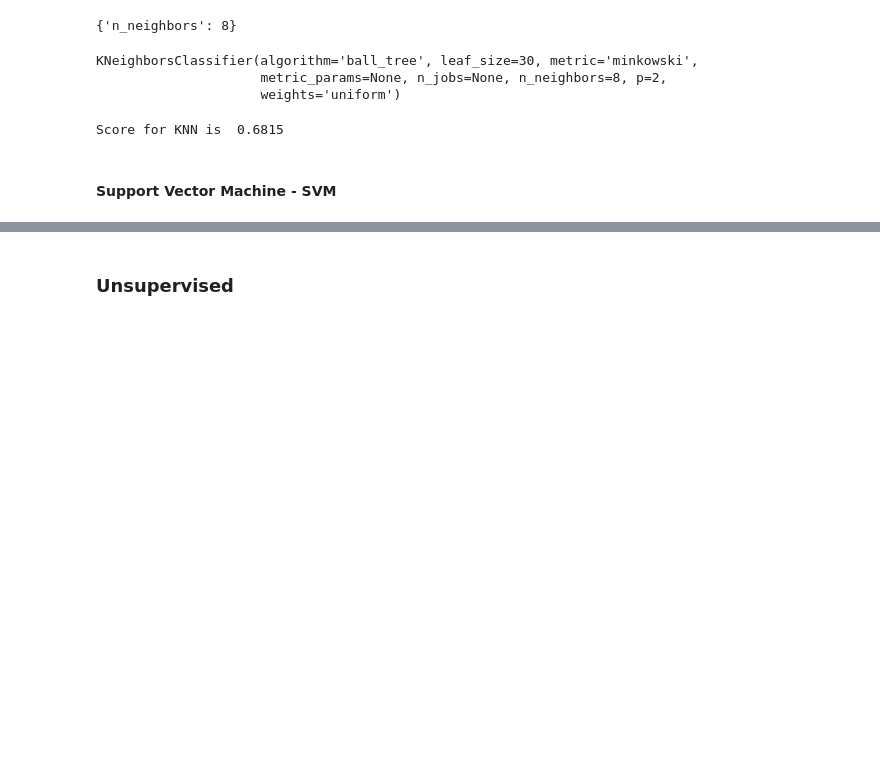
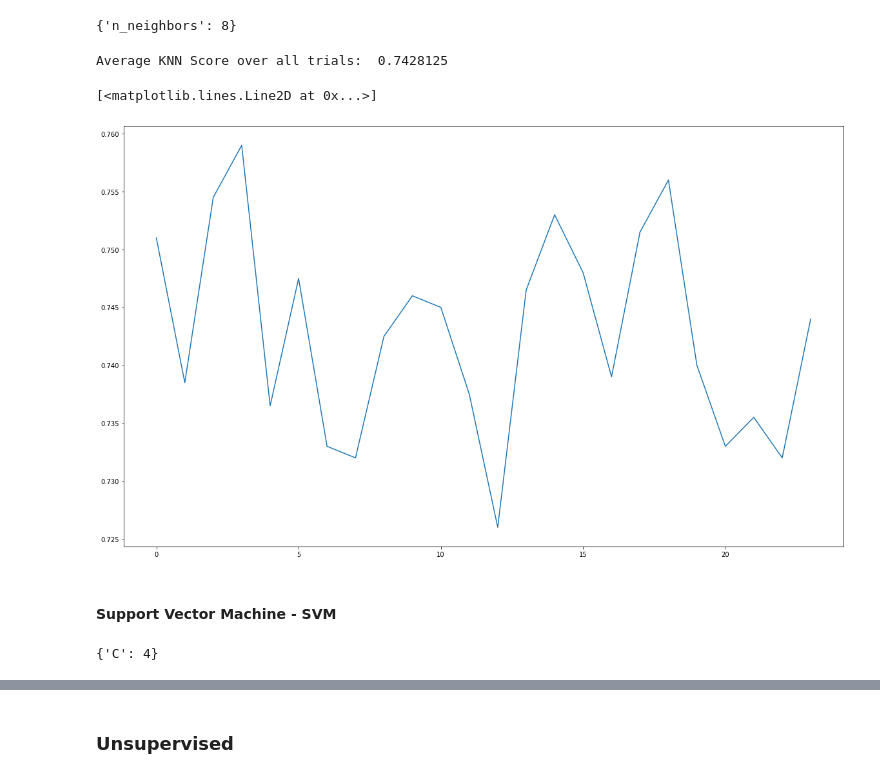
Before and after one commit to Sam-Malpass/Machine-Learning-Comparison, a Jupyter notebook: Machine Learning Report.ipynb, the cells around one changed output, grey strips where cells are left out. Cells and saved outputs as stored; diff of their text form; code cells hidden in the pictures; blank space fills up the shorter version.

```diff
--- a/Machine Learning Report.ipynb
+++ b/Machine Learning Report.ipynb
@@ -314,16 +262,16 @@ search_max_val = 10
 # %%
+# Set the maximum number of neighbours to search across
+search_max_val = 10
+# Disable warnings
 warnings.simplefilter('ignore')
+# Create the KNN model
 knn_model = KNeighborsClassifier(n_neighbors=5, algorithm='ball_tree')
+# Declare the grid for the GridSearch
 grid = {"n_neighbors":range(1,search_max_val)}
-knn_model_cv = GridSearchCV(knn_model, grid, cv=10, iid=False, n_jobs=-1)
+# Perform the GridSearch on the model
+knn_model_cv = GridSearchCV(knn_model, grid, cv=10)
 knn_model_cv.fit(KNN_Data, KNN_Labels)
+# Output the best Parameters
 knn_model_cv.best_params_
 # %% [output]
 {'n_neighbors': 8}
-# %%
-knn_model_final = KNeighborsClassifier(n_neighbors=knn_model_cv.best_params_['n_neighbors'], algorithm='ball_tree')
-knn_model_final.fit(knn_train_values, knn_train_labels)
-# %% [output]
-KNeighborsClassifier(algorithm='ball_tree', leaf_size=30, metric='minkowski',
-                     metric_params=None, n_jobs=None, n_neighbors=8, p=2,
-                     weights='uniform')
@@ -332,7 +278,18 @@ knn_score = knn_model_final.score(knn_test_values, knn_test_labels)
-# %%
-print("Score for KNN is ",knn_score)
-# %% [output]
-Score for KNN is  0.6815
+# %%
+knn_accuracies =[]
+for i in range(1, num_trials):
+    knn_train_values, knn_test_values, knn_train_labels, knn_test_labels = train_test_split(KNN_Data, KNN_Labels, test_size=0.2)
+    # Train the model using the best parameters and the train data
+    knn_model_final = KNeighborsClassifier(n_neighbors=knn_model_cv.best_params_['n_neighbors'], algorithm='ball_tree')
+    knn_model_final.fit(knn_train_values, knn_train_labels)
+    knn_accuracies.append(knn_model_final.score(knn_test_values, knn_test_labels))
+print('Average KNN Score over all trials: ',np.mean(knn_accuracies))
+plt.figure(figsize=(20,12))
+plt.plot(knn_accuracies)
+# %% [output]
+Average KNN Score over all trials:  0.7428125
+[<matplotlib.lines.Line2D at 0x...>]
+[figure, added]
 # %% [markdown]
 #### Support Vector Machine - SVM
 # %%
@@ -346,0 +299,15 @@ svm_model_lin = SVC(kernel="linear")
+# %%
+svm_train_values, svm_test_values, svm_train_labels,svm_test_labels = train_test_split(SVM_Data, SVM_Labels, test_size=0.2)
+# Set the maximum amount of C values to search across
+search_max_val = 10
+# Declare the model with a linear kernel
+svm_model_lin = SVC(kernel="linear")
+# Set up the grid for the GridSearch
+grid = {"C":range(1,search_max_val)}
+# Perform the GridSearch
+svm_model_cv = GridSearchCV(svm_model_lin, grid, cv=10)
+svm_model_cv.fit(svm_train_values, svm_train_labels)
+# Show optimal C
+svm_model_cv.best_params_
+# %% [output]
+{'C': 4}
```
Also changed, not shown: parts of 54 cells of this notebook.
